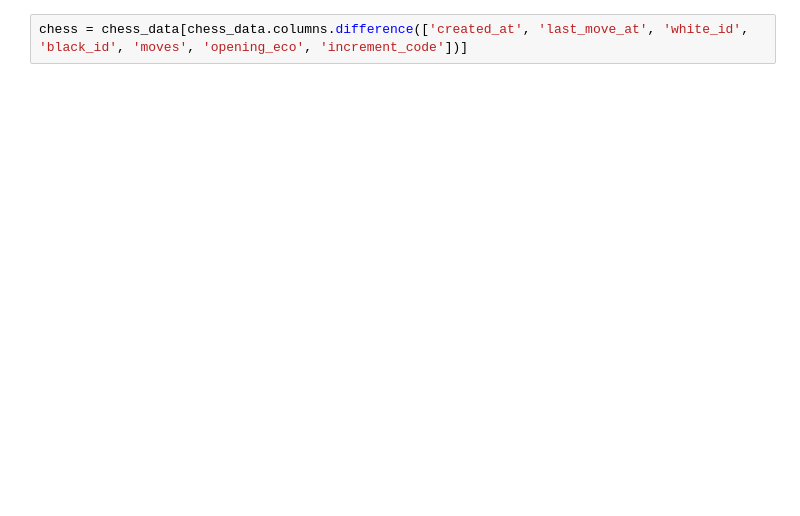
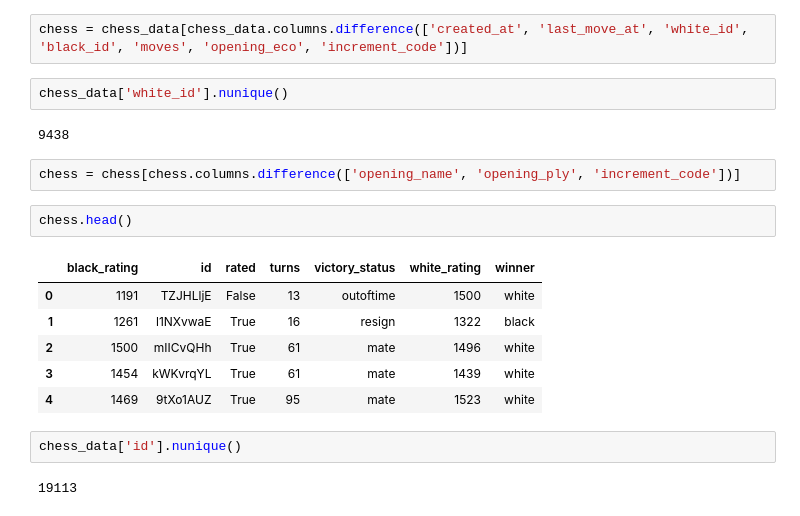
Before and after one commit to scsigmund/Springboard, a Jupyter notebook: Project/DataWrangling.ipynb, the cells around one changed output. Cells and saved outputs as stored; diff of their text form; blank space fills up the shorter version.

```diff
--- a/Project/DataWrangling.ipynb
+++ b/Project/DataWrangling.ipynb
@@ -114,3 +114,22 @@ chess.head()
 | 4 | 1469 | 9tXo1AUZ | 30+3 | Philidor Defense | 5 | True | 95 | mate | ... |
 # %%
 chess = chess_data[chess_data.columns.difference(['created_at', 'last_move_at', 'white_id', 'black_id', 'moves', 'opening_eco', 'increment_code'])]
+# %%
+chess_data['white_id'].nunique()
+# %% [output]
+9438
+# %%
+chess = chess[chess.columns.difference(['opening_name', 'opening_ply', 'increment_code'])]
+# %%
+chess.head()
+# %% [output]
+|  | black_rating | id | rated | turns | victory_status | white_rating | winner |
+| 0 | 1191 | TZJHLljE | False | 13 | outoftime | 1500 | white |
+| 1 | 1261 | l1NXvwaE | True | 16 | resign | 1322 | black |
+| 2 | 1500 | mIICvQHh | True | 61 | mate | 1496 | white |
+| 3 | 1454 | kWKvrqYL | True | 61 | mate | 1439 | white |
+| 4 | 1469 | 9tXo1AUZ | True | 95 | mate | 1523 | white |
+# %%
+chess_data['id'].nunique()
+# %% [output]
+19113
```
Also changed, not shown: parts of 6 cells of this notebook, 4 other files.
